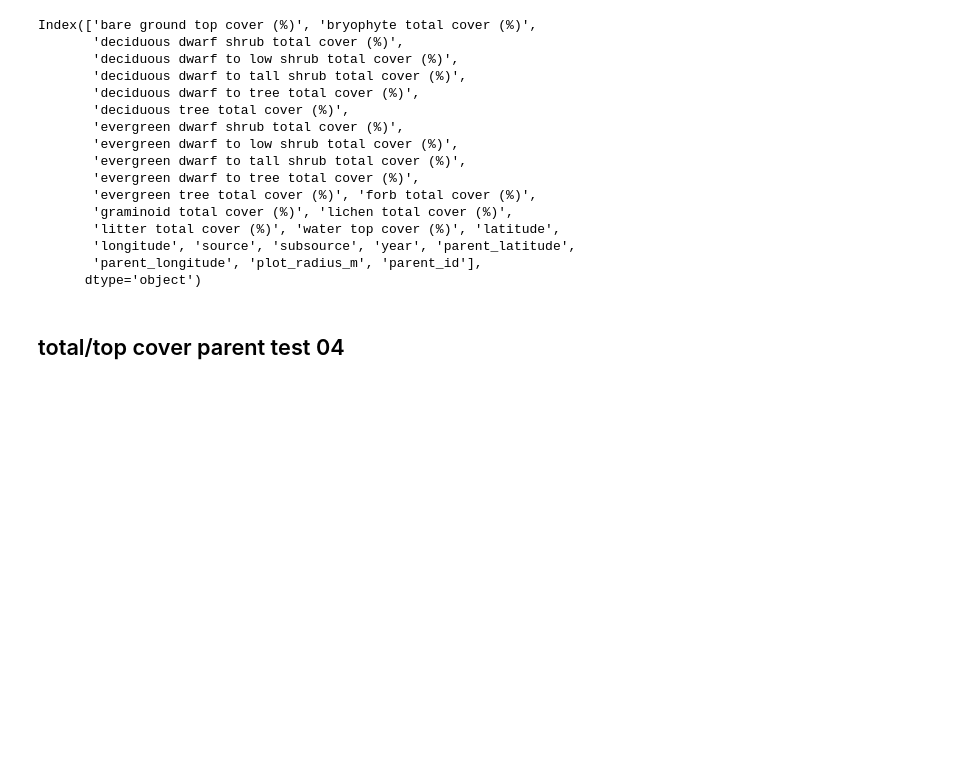
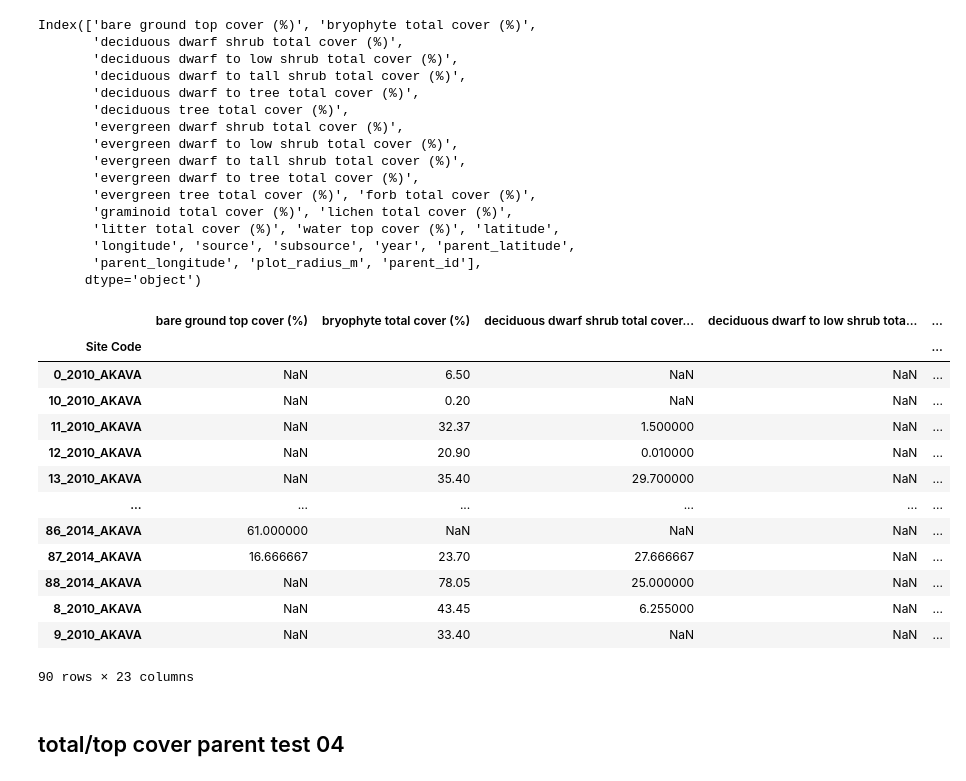
Before and after one commit to climatemodeling/alaska_pft_fcover_harmonization, a Jupyter notebook: scripts/plot_harmonization/data_akava_turboveg_read.ipynb, the cells around one changed output. Cells and saved outputs as stored; diff of their text form; code cells hidden in the pictures; blank space fills up the shorter version.

```diff
--- a/scripts/plot_harmonization/data_akava_turboveg_read.ipynb
+++ b/scripts/plot_harmonization/data_akava_turboveg_read.ipynb
@@ -1003,7 +1031,7 @@ groups2['parent_id'] = (groups2['group_id'].astype(str) +
 groups2.rename(columns={'latitude':'parent_latitude',
                         'longitude':'parent_longitude'},
                inplace=True)
-groups2.drop(columns=['group_id', 'year', 'source'], inplace=True)
+groups2.drop(columns=['group_id', 'year', 'source', 'subsource'], inplace=True)
 groups2
 # %% [output]
 |  | parent_latitude | parent_longitude | Site Code | plot_radius_m | parent_id |
@@ -1055,14 +1083,32 @@ d = {**data_dict, **info_dict, **anci_dict}
 parent_plots = joined.groupby('parent_id').agg(d)
 # %%
 parent_plots.drop(columns=['latitude', 'longitude', 'parent_id',
-                           'source', 'subsource'],
+                           'source'],
                  inplace=True)
 # %%
 parent_plots['year'] = parent_plots['year'].explode()
 parent_plots['source'] = 'AKAVA'
+parent_plots['subsource'] = parent_plots['subsource'].apply(list)
 parent_plots.rename(columns={'Site Code':'child_site_codes',
                              'parent_longitude':'longitude',
                              'parent_latitude':'latitude'},
                     inplace=True)
 parent_plots.index.name = 'Site Code'
+# %%
+parent_plots
+# %% [output]
+|  | bare ground top cover (%) | bryophyte total cover (%) | deciduous dwarf shrub total cover... | deciduous dwarf to low shrub tota... | ... |
+| Site Code |  |  |  |  | ... |
+| 0_2010_AKAVA | NaN | 6.50 | NaN | NaN | ... |
+| 10_2010_AKAVA | NaN | 0.20 | NaN | NaN | ... |
+| 11_2010_AKAVA | NaN | 32.37 | 1.500000 | NaN | ... |
+| 12_2010_AKAVA | NaN | 20.90 | 0.010000 | NaN | ... |
+| 13_2010_AKAVA | NaN | 35.40 | 29.700000 | NaN | ... |
+| ... | ... | ... | ... | ... | ... |
+| 86_2014_AKAVA | 61.000000 | NaN | NaN | NaN | ... |
+| 87_2014_AKAVA | 16.666667 | 23.70 | 27.666667 | NaN | ... |
+| 88_2014_AKAVA | NaN | 78.05 | 25.000000 | NaN | ... |
+| 8_2010_AKAVA | NaN | 43.45 | 6.255000 | NaN | ... |
+| 9_2010_AKAVA | NaN | 33.40 | NaN | NaN | ... |
+90 rows × 23 columns
 # %%
```
Also changed, not shown: parts of 13 cells of this notebook, 36 other files.
